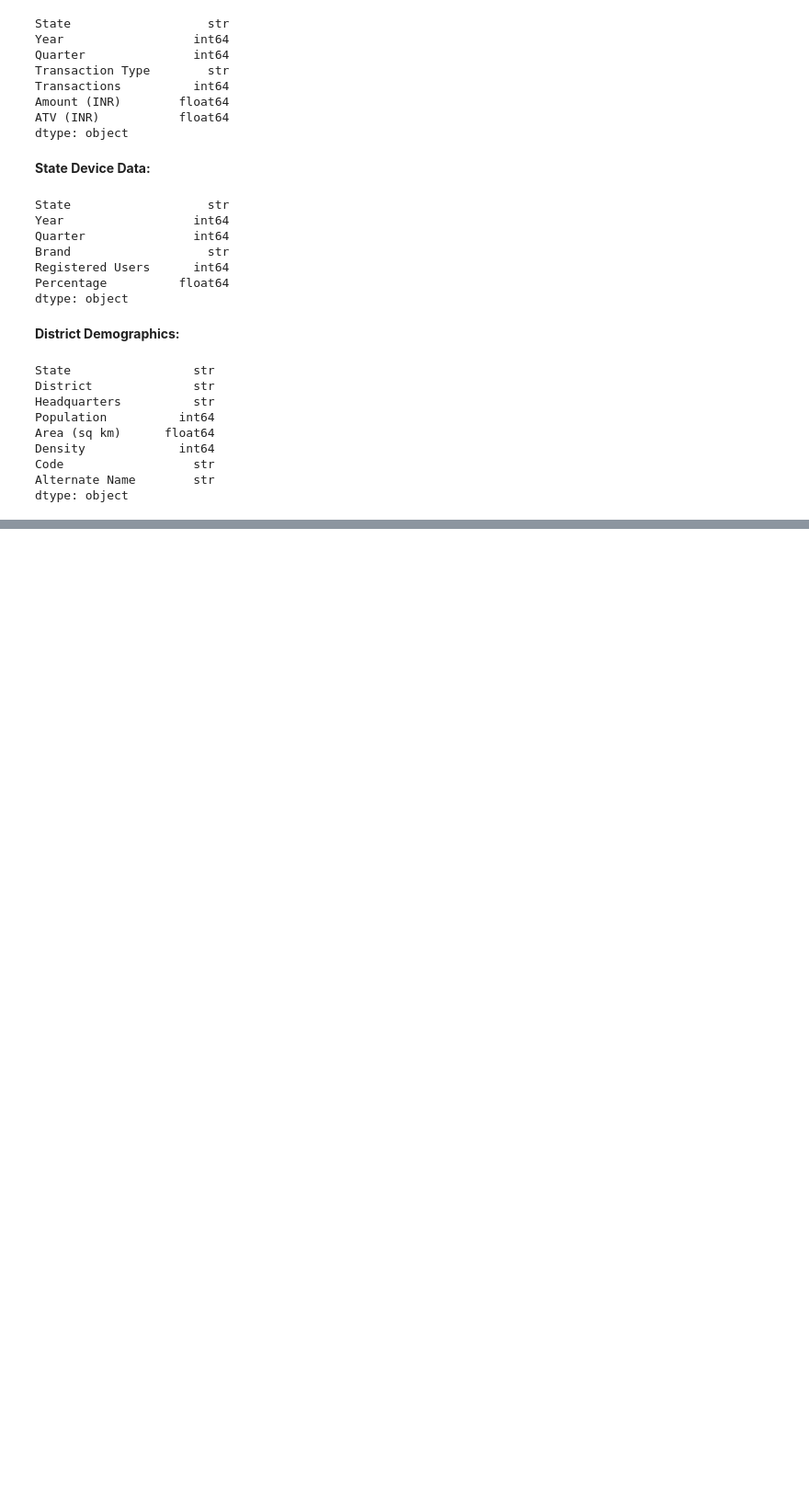
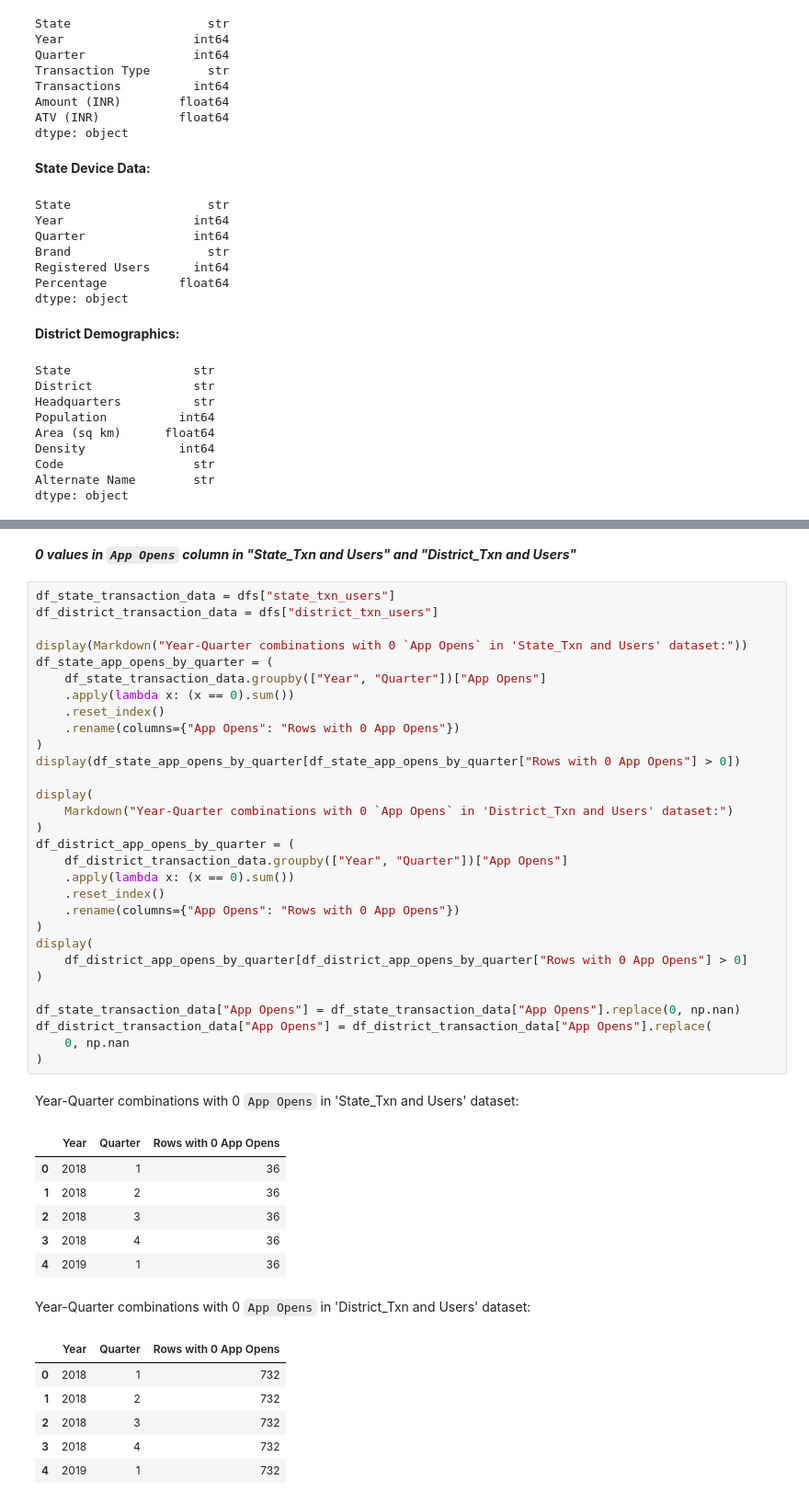
Before and after one commit to chetanchandel31/da_phone_pe, a Jupyter notebook: notebooks/01_phone_pe_analysis.ipynb, the cells around one changed output, grey strips where cells are left out. Shown at 92% size. Drawn from its saved outputs; the diff is of its cells as text; blank space fills up the shorter version.

```diff
--- a/notebooks/01_phone_pe_analysis.ipynb
+++ b/notebooks/01_phone_pe_analysis.ipynb
@@ -269,0 +358,47 @@ dtype: object
+# %% [markdown]
+***0 values in `App Opens` column in "State_Txn and Users" and "District_Txn and Users"***
+# %%
+df_state_transaction_data = dfs["state_txn_users"]
+df_district_transaction_data = dfs["district_txn_users"]
+
+display(Markdown("Year-Quarter combinations with 0 `App Opens` in 'State_Txn and Users' dataset:"))
+df_state_app_opens_by_quarter = (
+    df_state_transaction_data.groupby(["Year", "Quarter"])["App Opens"]
+    .apply(lambda x: (x == 0).sum())
+    .reset_index()
+    .rename(columns={"App Opens": "Rows with 0 App Opens"})
+)
+display(df_state_app_opens_by_quarter[df_state_app_opens_by_quarter["Rows with 0 App Opens"] > 0])
+
+display(
+    Markdown("Year-Quarter combinations with 0 `App Opens` in 'District_Txn and Users' dataset:")
+)
+df_district_app_opens_by_quarter = (
+    df_district_transaction_data.groupby(["Year", "Quarter"])["App Opens"]
+    .apply(lambda x: (x == 0).sum())
+    .reset_index()
+    .rename(columns={"App Opens": "Rows with 0 App Opens"})
+)
+display(
+    df_district_app_opens_by_quarter[df_district_app_opens_by_quarter["Rows with 0 App Opens"] > 0]
+)
+
+df_state_transaction_data["App Opens"] = df_state_transaction_data["App Opens"].replace(0, np.nan)
+df_district_transaction_data["App Opens"] = df_district_transaction_data["App Opens"].replace(
+    0, np.nan
+)
+# %% [output]
+Year-Quarter combinations with 0 `App Opens` in 'State_Txn and Users' dataset:
+|  | Year | Quarter | Rows with 0 App Opens |
+| 0 | 2018 | 1 | 36 |
+| 1 | 2018 | 2 | 36 |
+| 2 | 2018 | 3 | 36 |
+| 3 | 2018 | 4 | 36 |
+| 4 | 2019 | 1 | 36 |
+Year-Quarter combinations with 0 `App Opens` in 'District_Txn and Users' dataset:
+|  | Year | Quarter | Rows with 0 App Opens |
+| 0 | 2018 | 1 | 732 |
+| 1 | 2018 | 2 | 732 |
+| 2 | 2018 | 3 | 732 |
+| 3 | 2018 | 4 | 732 |
+| 4 | 2019 | 1 | 732 |
```
Also changed, not shown: parts of 13 cells of this notebook.
